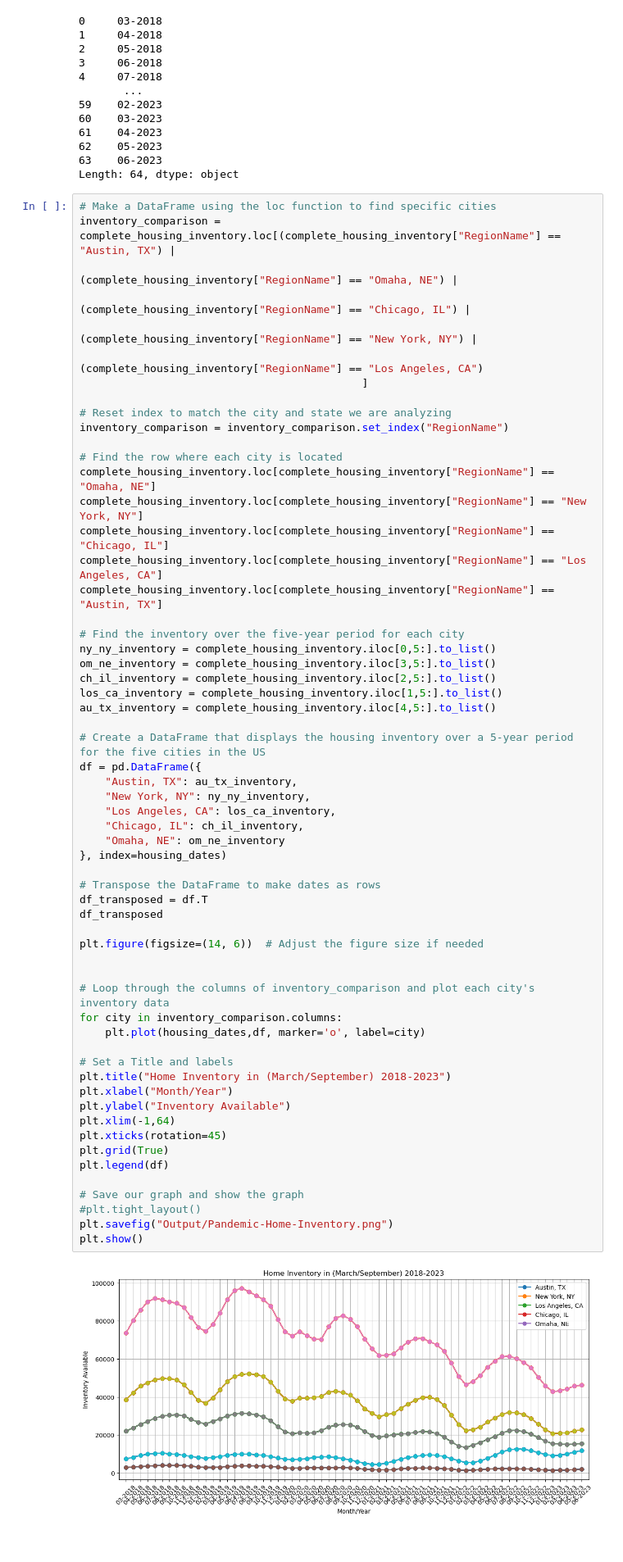
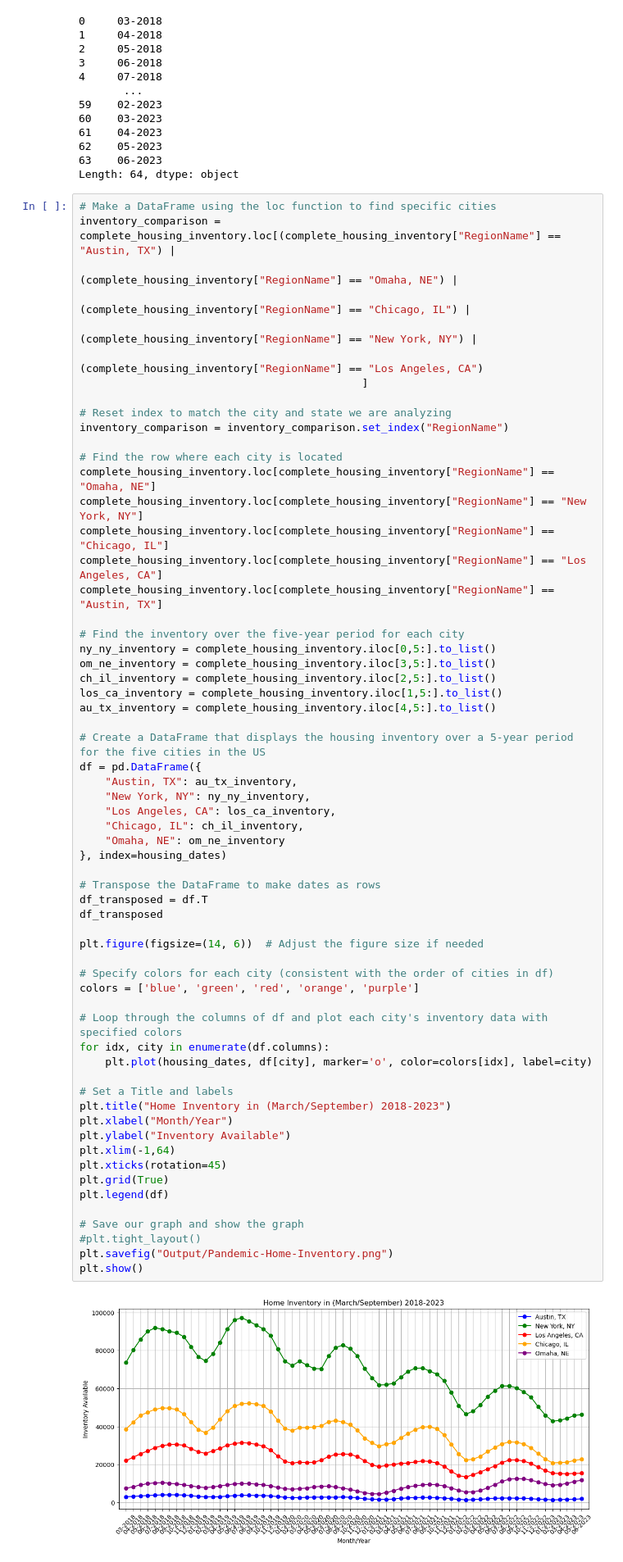
Before and after one commit to ashley-ley/Zillow-Housing-Analysis, a Jupyter notebook: Zillow-Notebook.ipynb, the cells around one changed output. Shown: that part at 82% size. Cells and saved outputs as stored; diff of their text form.

Commit message:
Fix the graph to have the correct colors

```diff
--- a/Zillow-Notebook.ipynb
+++ b/Zillow-Notebook.ipynb
@@ -75,37 +75,39 @@ au_tx_inventory = complete_housing_inventory.iloc[4,5:].to_list()
 df = pd.DataFrame({
     "Austin, TX": au_tx_inventory,
     "New York, NY": ny_ny_inventory,
     "Los Angeles, CA": los_ca_inventory,
     "Chicago, IL": ch_il_inventory,
     "Omaha, NE": om_ne_inventory
 }, index=housing_dates)
 
 # Transpose the DataFrame to make dates as rows
 df_transposed = df.T
 df_transposed
 
 plt.figure(figsize=(14, 6))  # Adjust the figure size if needed
 
+# Specify colors for each city (consistent with the order of cities in df)
+colors = ['blue', 'green', 'red', 'orange', 'purple']
 
-# Loop through the columns of inventory_comparison and plot each city's inventory data
-for city in inventory_comparison.columns:
-    plt.plot(housing_dates,df, marker='o', label=city)
+# Loop through the columns of df and plot each city's inventory data with specified colors
+for idx, city in enumerate(df.columns):
+    plt.plot(housing_dates, df[city], marker='o', color=colors[idx], label=city)
 
 # Set a Title and labels
 plt.title("Home Inventory in (March/September) 2018-2023")
 plt.xlabel("Month/Year")
 plt.ylabel("Inventory Available")
 plt.xlim(-1,64)
 plt.xticks(rotation=45)
 plt.grid(True)
 plt.legend(df)
 
 # Save our graph and show the graph
 #plt.tight_layout()
 plt.savefig("Output/Pandemic-Home-Inventory.png")
 plt.show()
 # %% [output]
-[figure, old version]
+[figure, new version]
 # %% [markdown]
 How has the Pandemic impacted Home Sale Prices from 2018-2023 and how have home prices changed since the beginning of the pandemic? Which city/cities saw the greatest rate of increase in price?
 # %%
```
Also changed, not shown: 1 other file.
